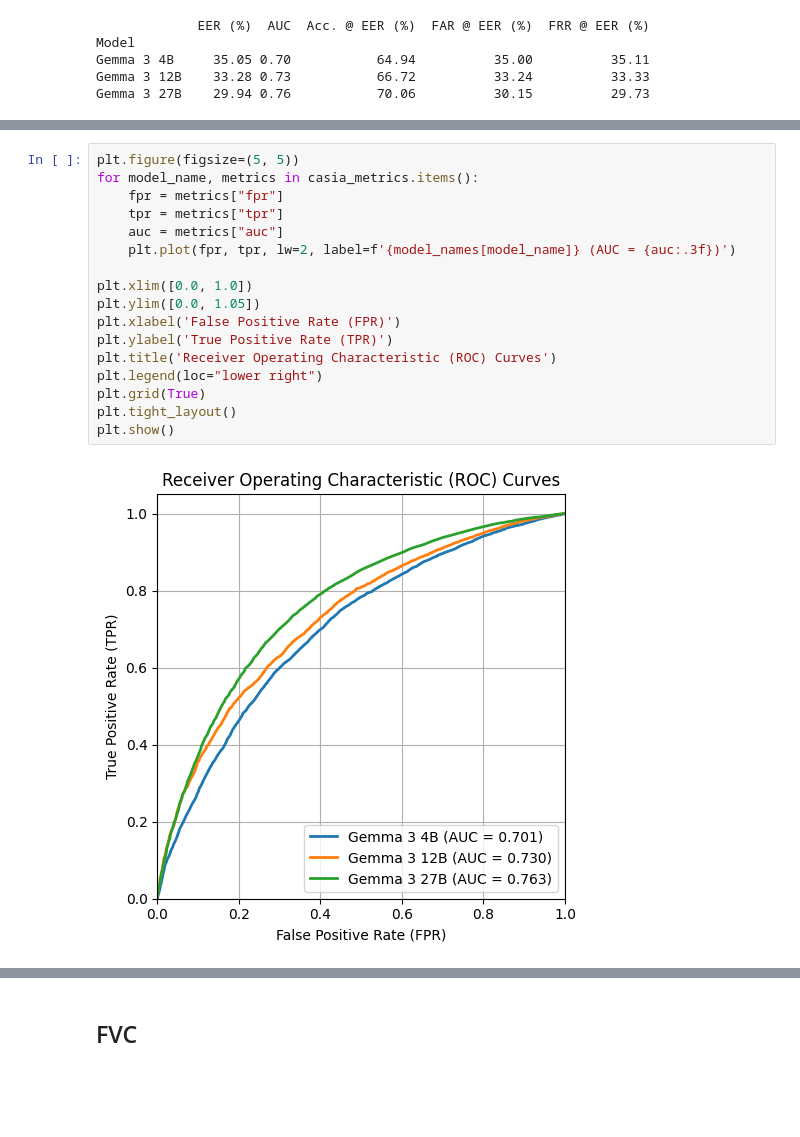
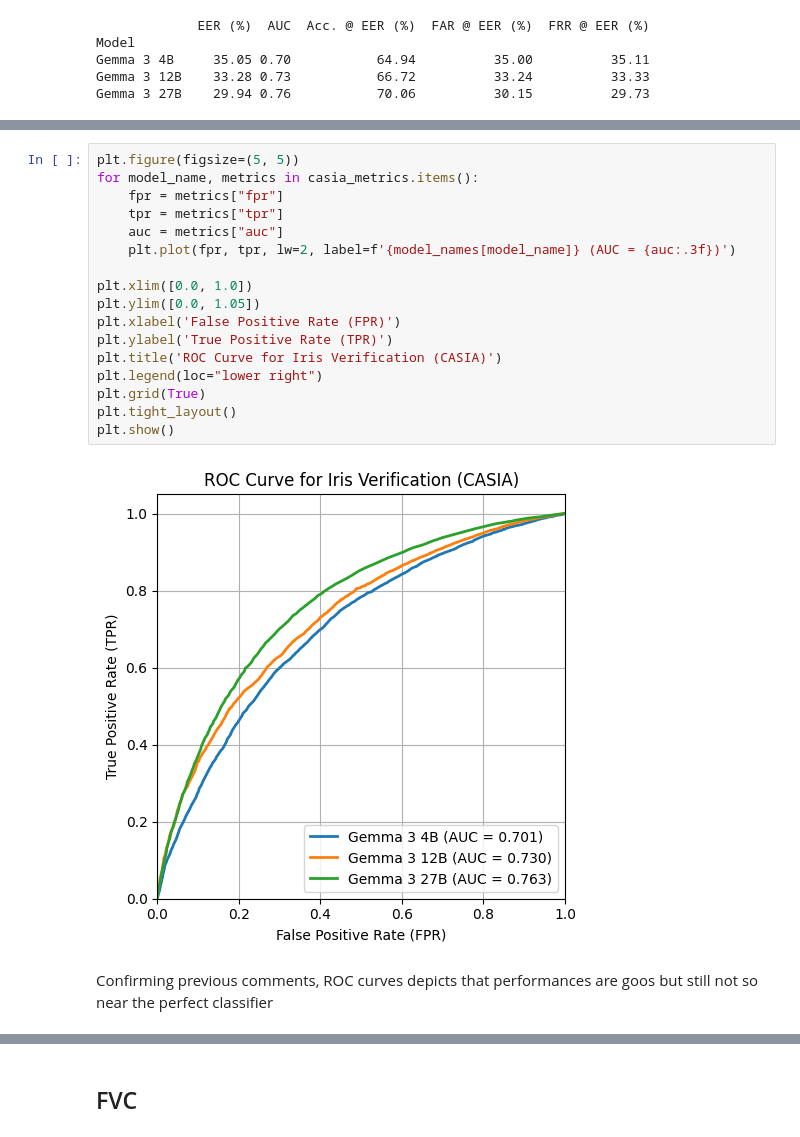
Before and after one commit to sergiopicascia/vlm4biometrics, a Jupyter notebook: results_analysis.ipynb, the cells around one changed output, grey strips where cells are left out. Cells and saved outputs as stored; diff of their text form; blank space fills up the shorter version.

```diff
--- a/results_analysis.ipynb
+++ b/results_analysis.ipynb
@@ -274,22 +308,24 @@ Gemma 3 27B    29.94 0.76           70.06          30.15          29.73
 # %%
 plt.figure(figsize=(5, 5))
 for model_name, metrics in casia_metrics.items():
     fpr = metrics["fpr"]
     tpr = metrics["tpr"]
     auc = metrics["auc"]
     plt.plot(fpr, tpr, lw=2, label=f'{model_names[model_name]} (AUC = {auc:.3f})')
 
 plt.xlim([0.0, 1.0])
 plt.ylim([0.0, 1.05])
 plt.xlabel('False Positive Rate (FPR)')
 plt.ylabel('True Positive Rate (TPR)')
-plt.title('Receiver Operating Characteristic (ROC) Curves')
+plt.title('ROC Curve for Iris Verification (CASIA)')
 plt.legend(loc="lower right")
 plt.grid(True)
 plt.tight_layout()
 plt.show()
 # %% [output]
-[figure, old version]
+[figure, new version]
+# %% [markdown]
+Confirming previous comments, ROC curves depicts that performances are goos but still not so near the perfect classifier
 # %%
 plt.figure(figsize=(5, 5))
 
```
Also changed, not shown: parts of 19 cells of this notebook.
